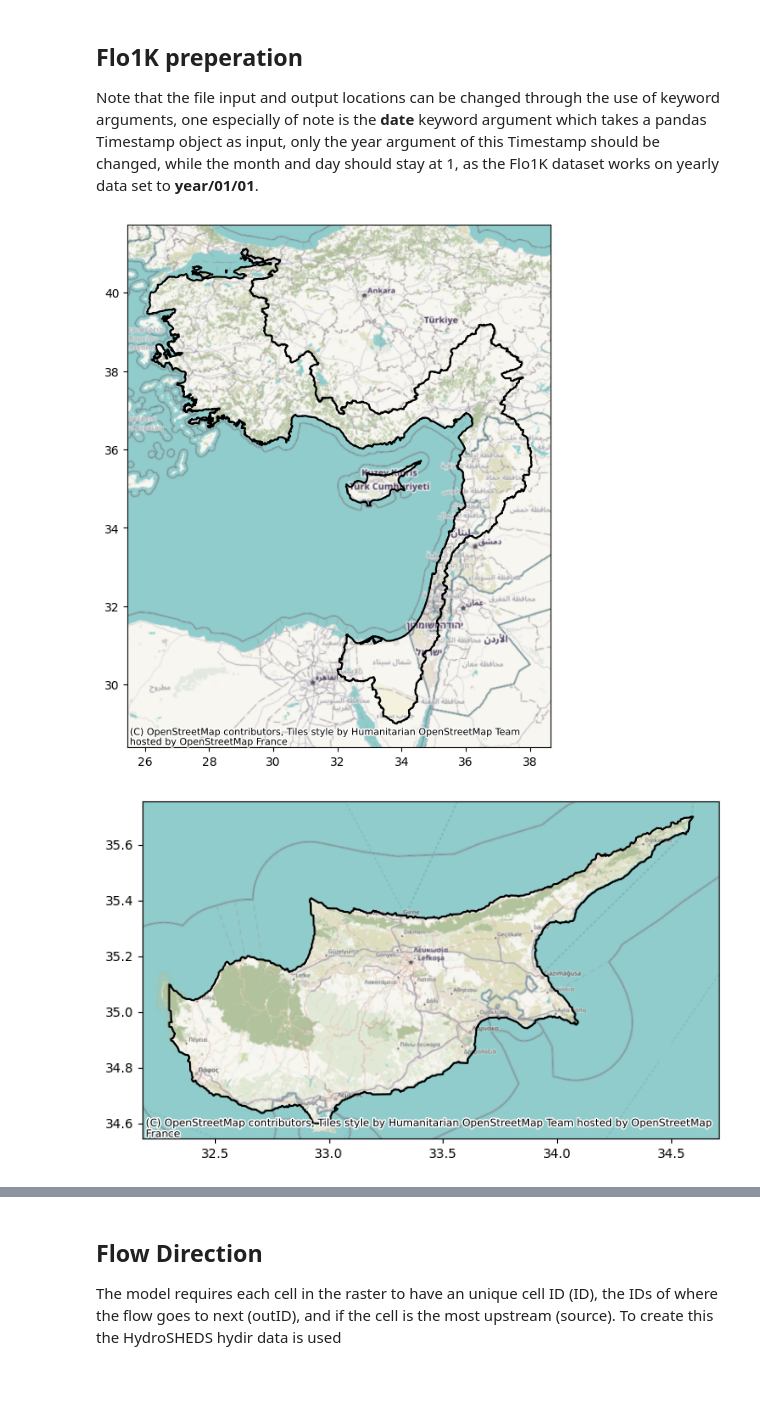
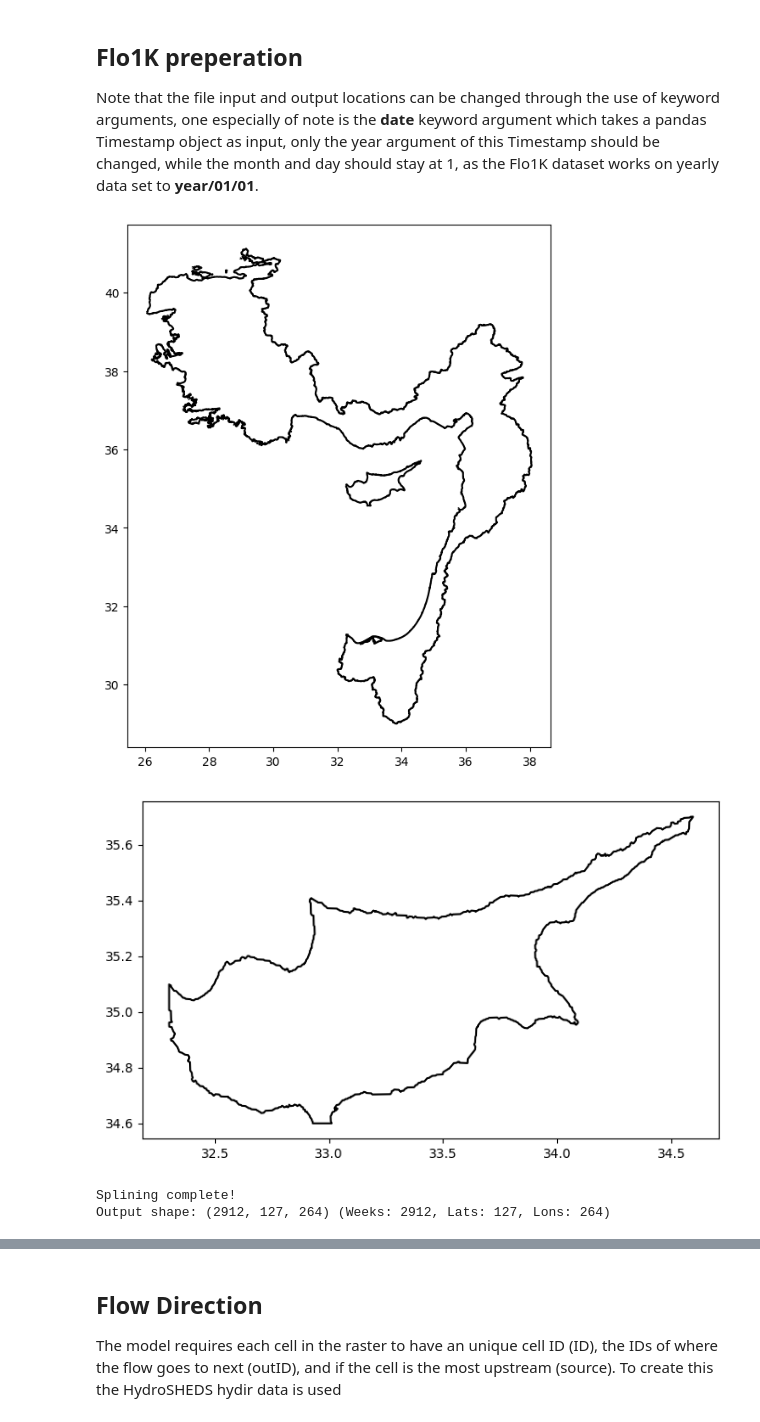
Before and after one commit to lgroenhart/AMDFLOW, a Jupyter notebook: case_study_III.ipynb, the cells around one changed output, grey strips where cells are left out. Saved outputs shown, nothing was run; the diff lists cells and outputs as text; code cells hidden in the pictures; blank space fills up the shorter version.

Commit message:
final case studies

```diff
--- a/case_study_III.ipynb
+++ b/case_study_III.ipynb
@@ -63,27 +63,30 @@ basins_iloc[0] = iloc_indices[0]
 basins_iloc[1] = iloc_indices[-1] + 1
 aoi = basins.iloc[basins_iloc[0]: basins_iloc[1]]
 ax = aoi.boundary.plot(figsize=(8, 8), edgecolor = "k")
-cx.add_basemap(ax, crs = aoi.crs)
 # %% [output]
-[figure, old version]
+[figure, new version]
 # %%
 from shapely.geometry import box
 
 # define Cyprus bounding box (minx, miny, maxx, maxy)
 cyprus_bbox = box(32.3, 34.6, 34.6, 35.7)
 
 # clip the AOI to Cyprus only
 aoi = gpd.clip(aoi, cyprus_bbox)
 
 # re-plot to verify
 ax = aoi.boundary.plot(figsize=(8, 8), edgecolor="k")
-cx.add_basemap(ax, crs=aoi.crs)
 plt.show()
 # %% [output]
-[figure, old version]
+[figure, new version]
 # %%
 time_array = np.ndarray(2, dtype = "datetime64[D]")
 time_array[0] = np.datetime64(f"{time_first}-01-01")
 time_array[-1] = np.datetime64(f"{time_last}-01-01")
-flo1k_prep(basins_iloc = basins_iloc, date= time_array, output_path=f"../data/flo_{case_study_nr}_", basins_path= f"../data/hybas_{hydrobasins_region_code}_lev04/hybas_{hydrobasins_region_code}_lev04_v1c.shp", aoi = aoi)
+flo_aoi_date = flo1k_prep(basins_iloc = basins_iloc, date= time_array,
+                          basins_path= f"../data/hybas_{hydrobasins_region_code}_lev04/hybas_{hydrobasins_region_code}_lev04_v1c.shp",
+                          aoi = aoi, length = step_size[0], frequency = step_size[1], time_first= time_first)
+# %% [output]
+Splining complete!
+Output shape: (2912, 127, 264) (Weeks: 2912, Lats: 127, Lons: 264)
 # %%
```
Also changed, not shown: parts of 29 cells of this notebook, 3 other files.
